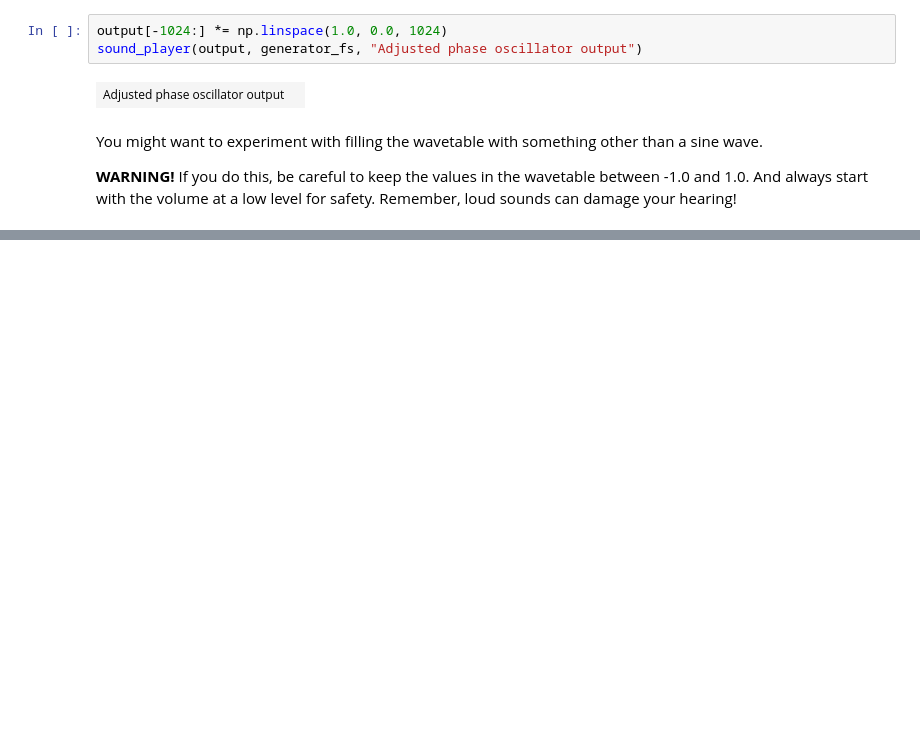
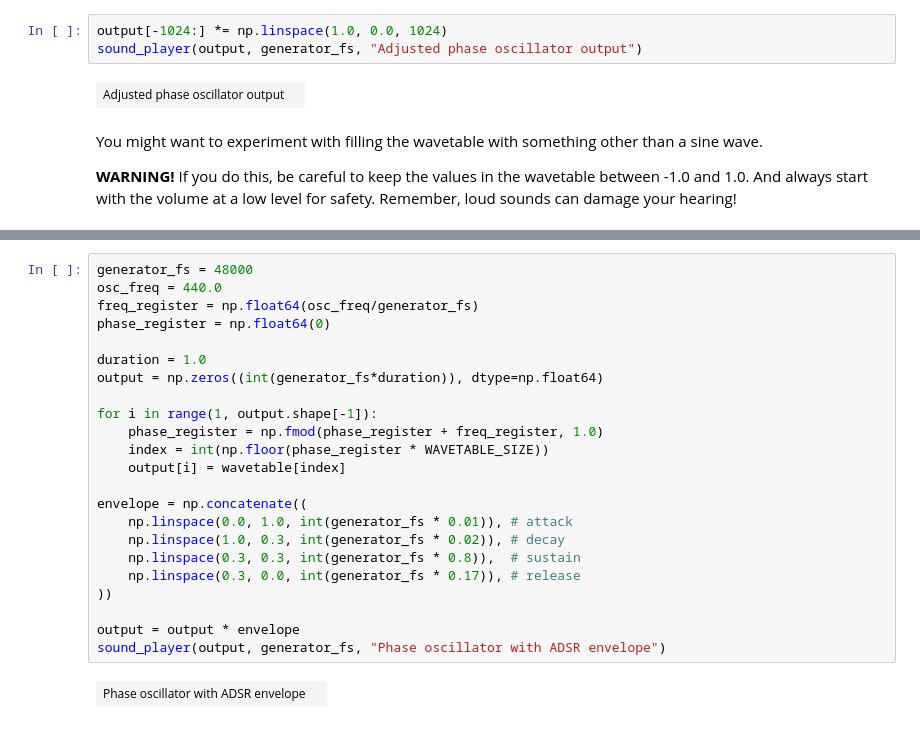
Before and after one commit to fleximeter/audio, a Jupyter notebook: notebooks/ece_402/phase_oscillator.ipynb, the cells around one changed output, grey strips where cells are left out. Drawn from its saved outputs; the diff is of its cells as text; blank space fills up the shorter version.

```diff
--- a/notebooks/ece_402/phase_oscillator.ipynb
+++ b/notebooks/ece_402/phase_oscillator.ipynb
@@ -90,0 +125,25 @@ You might want to experiment with filling the wavetable with something other tha
+# %%
+generator_fs = 48000
+osc_freq = 440.0
+freq_register = np.float64(osc_freq/generator_fs)
+phase_register = np.float64(0)
+
+duration = 1.0
+output = np.zeros((int(generator_fs*duration)), dtype=np.float64)
+
+for i in range(1, output.shape[-1]):
+    phase_register = np.fmod(phase_register + freq_register, 1.0)
+    index = int(np.floor(phase_register * WAVETABLE_SIZE))
+    output[i] = wavetable[index]
+
+envelope = np.concatenate((
+    np.linspace(0.0, 1.0, int(generator_fs * 0.01)), # attack
+    np.linspace(1.0, 0.3, int(generator_fs * 0.02)), # decay
+    np.linspace(0.3, 0.3, int(generator_fs * 0.8)),  # sustain
+    np.linspace(0.3, 0.0, int(generator_fs * 0.17)), # release
+))
+
+output = output * envelope
+sound_player(output, generator_fs, "Phase oscillator with ADSR envelope")
+# %% [output]
+| Phase oscillator with ADSR envelope |  |
```
Also changed, not shown: parts of 9 cells of this notebook.
